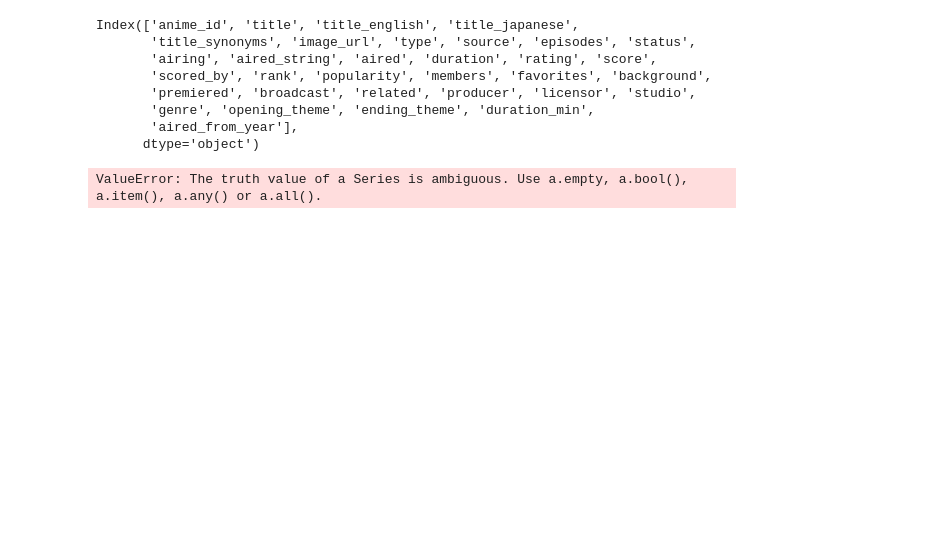
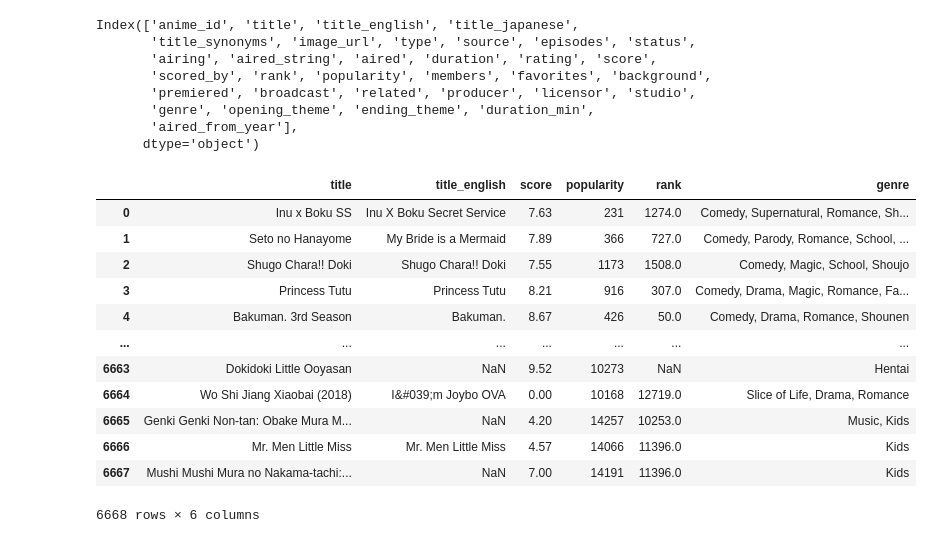
Before and after one commit to fitzypop/anime-jupyter-tutorial, a Jupyter notebook: Anime_Data_Starter.ipynb, the cells around one changed output. Cells and saved outputs as stored; diff of their text form; code cells hidden in the pictures; blank space fills up the shorter version.

```diff
--- a/Anime_Data_Starter.ipynb
+++ b/Anime_Data_Starter.ipynb
@@ -13,11 +13,23 @@ Index(['anime_id', 'title', 'title_english', 'title_japanese',
        'genre', 'opening_theme', 'ending_theme', 'duration_min',
        'aired_from_year'],
       dtype='object')
-# %%
-# Let's see what the most popular animes are
-anime = df[['title', 'title_english', 'rating', 'score', 'popularity', 'genre']]
-# Why isn't this working???
-# no_hentai_anime = anime['Hentai' not in anime['genre'].str]
-# no_hentai_anime[no_hentai_anime['score'] >= 0].sort_values('score', ascending=False)
-# %% [output]
-ValueError: The truth value of a Series is ambiguous. Use a.empty, a.bool(), a.item(), a.any() or a.all().
+# %%
+# Looks like there's a bunch of data that I don't need
+# Let's filter the columns down to ones I care about
+columns = ['title', 'title_english', 'score', 'popularity', 'rank', 'genre']
+anime = df[columns]
+anime
+# %% [output]
+|  | title | title_english | score | popularity | rank | genre |
+| 0 | Inu x Boku SS | Inu X Boku Secret Service | 7.63 | 231 | 1274.0 | Comedy, Supernatural, Romance, Sh... |
+| 1 | Seto no Hanayome | My Bride is a Mermaid | 7.89 | 366 | 727.0 | Comedy, Parody, Romance, School, ... |
+| 2 | Shugo Chara!! Doki | Shugo Chara!! Doki | 7.55 | 1173 | 1508.0 | Comedy, Magic, School, Shoujo |
+| 3 | Princess Tutu | Princess Tutu | 8.21 | 916 | 307.0 | Comedy, Drama, Magic, Romance, Fa... |
+| 4 | Bakuman. 3rd Season | Bakuman. | 8.67 | 426 | 50.0 | Comedy, Drama, Romance, Shounen |
+| ... | ... | ... | ... | ... | ... | ... |
+| 6663 | Dokidoki Little Ooyasan | NaN | 9.52 | 10273 | NaN | Hentai |
+| 6664 | Wo Shi Jiang Xiaobai (2018) | I&#039;m Joybo OVA | 0.00 | 10168 | 12719.0 | Slice of Life, Drama, Romance |
+| 6665 | Genki Genki Non-tan: Obake Mura M... | NaN | 4.20 | 14257 | 10253.0 | Music, Kids |
+| 6666 | Mr. Men Little Miss | Mr. Men Little Miss | 4.57 | 14066 | 11396.0 | Kids |
+| 6667 | Mushi Mushi Mura no Nakama-tachi:... | NaN | 7.00 | 14191 | 11396.0 | Kids |
+6668 rows × 6 columns
```
Also changed, not shown: parts of 5 cells of this notebook.
